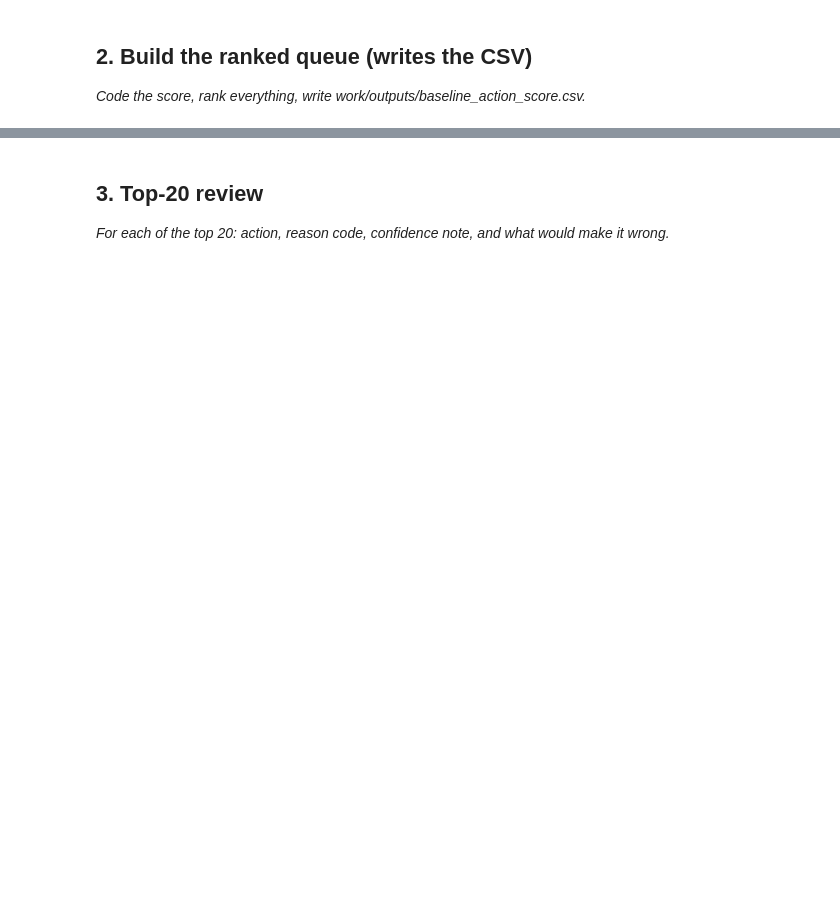
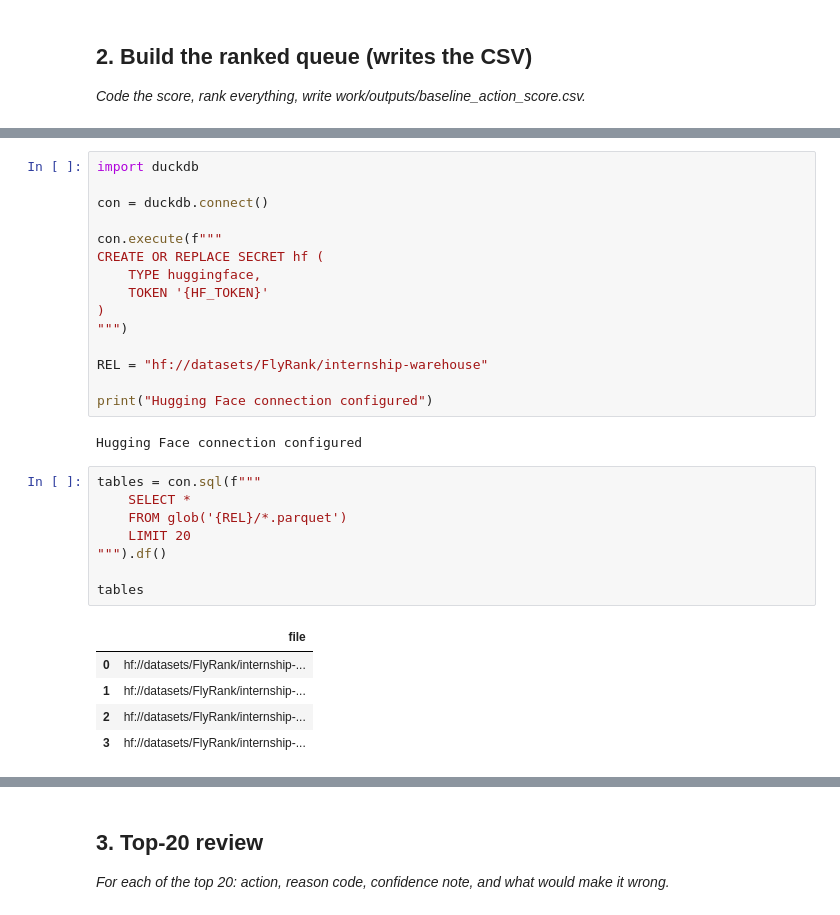
Before and after one commit to malaikasaleem944/malaika_flyrank, a Jupyter notebook: work/notebooks/w04_baseline_score.ipynb, the cells around one changed output, grey strips where cells are left out. Cells and saved outputs as stored; diff of their text form; blank space fills up the shorter version.

```diff
--- a/work/notebooks/w04_baseline_score.ipynb
+++ b/work/notebooks/w04_baseline_score.ipynb
@@ -22,0 +46,31 @@ This skeleton is yours to fill. Work the sections **in order** — each one has
+# %%
+import duckdb
+
+con = duckdb.connect()
+
+con.execute(f"""
+CREATE OR REPLACE SECRET hf (
+    TYPE huggingface,
+    TOKEN '{HF_TOKEN}'
+)
+""")
+
+REL = "hf://datasets/FlyRank/internship-warehouse"
+
+print("Hugging Face connection configured")
+# %% [output]
+Hugging Face connection configured
+# %%
+tables = con.sql(f"""
+    SELECT *
+    FROM glob('{REL}/*.parquet')
+    LIMIT 20
+""").df()
+
+tables
+# %% [output]
+|  | file |
+| 0 | hf://datasets/FlyRank/internship-... |
+| 1 | hf://datasets/FlyRank/internship-... |
+| 2 | hf://datasets/FlyRank/internship-... |
+| 3 | hf://datasets/FlyRank/internship-... |
```
Also changed, not shown: parts of 34 cells of this notebook.
